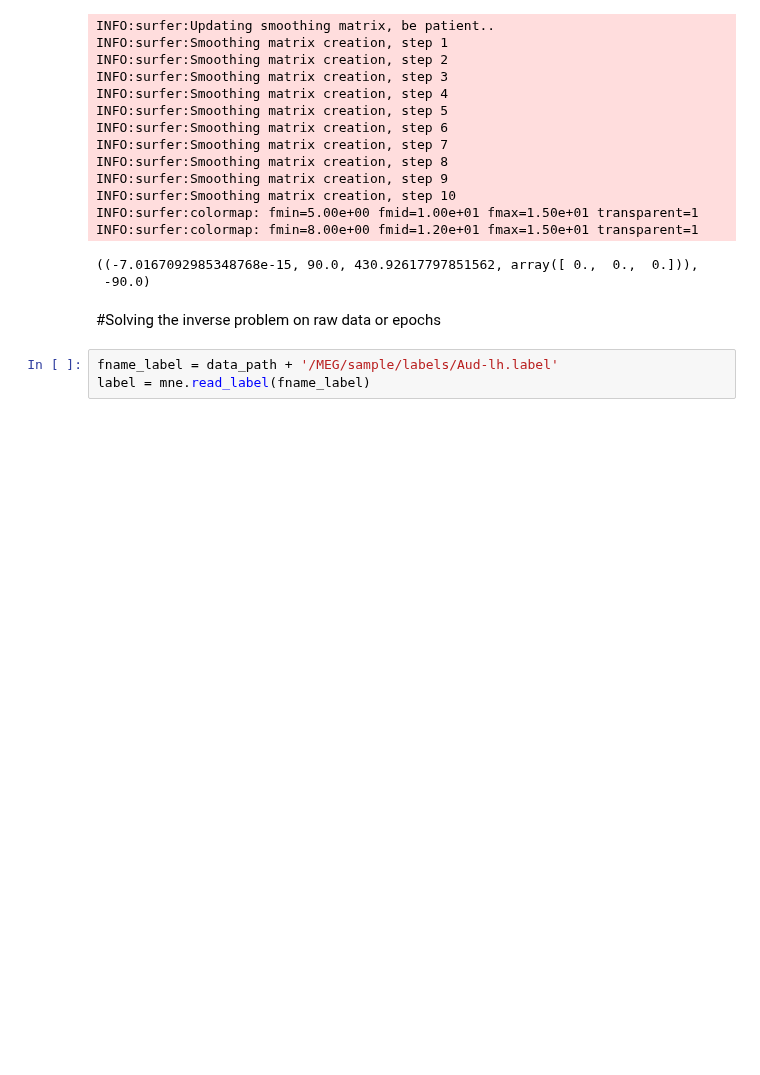
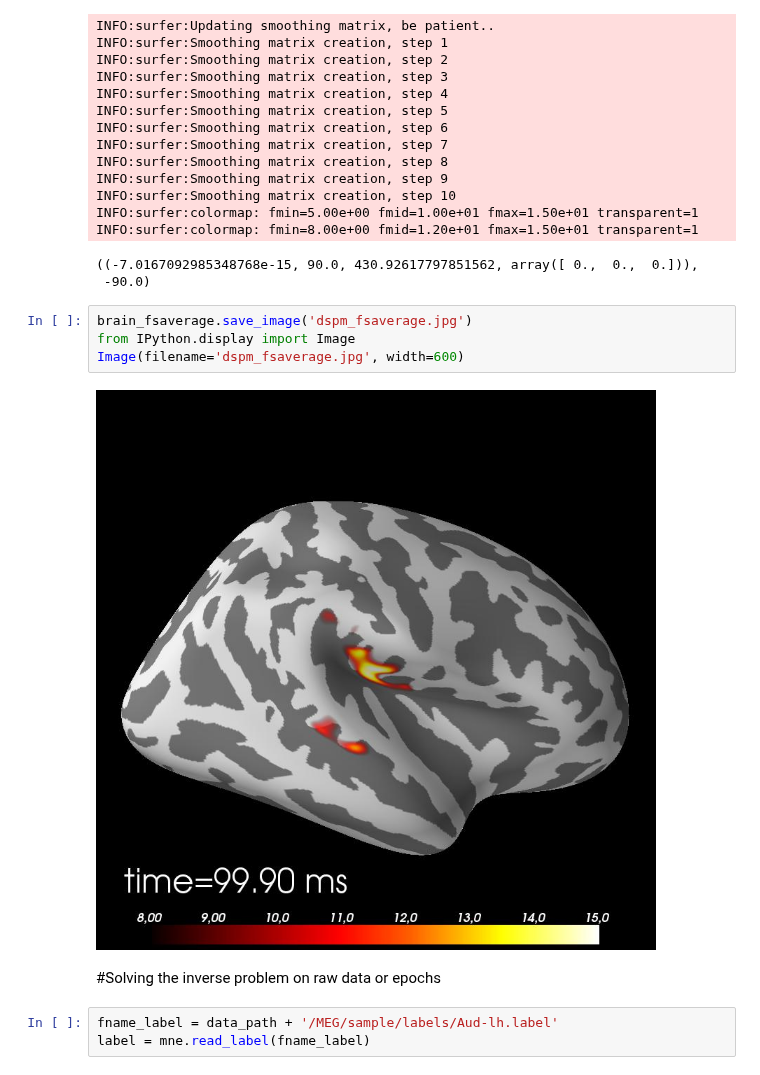
Before and after one commit to mne-tools/mne-python-notebooks, a Jupyter notebook: 3-MNE_source_localization_basics.ipynb, the cells around one changed output. Cells and saved outputs as stored; diff of their text form; blank space fills up the shorter version.

```diff
--- a/3-MNE_source_localization_basics.ipynb
+++ b/3-MNE_source_localization_basics.ipynb
@@ -202,6 +185,12 @@ INFO:surfer:colormap: fmin=5.00e+00 fmid=1.00e+01 fmax=1.50e+01 transparent=1
 INFO:surfer:colormap: fmin=8.00e+00 fmid=1.20e+01 fmax=1.50e+01 transparent=1
 ((-7.0167092985348768e-15, 90.0, 430.92617797851562, array([ 0.,  0.,  0.])),
  -90.0)
+# %%
+brain_fsaverage.save_image('dspm_fsaverage.jpg')
+from IPython.display import Image
+Image(filename='dspm_fsaverage.jpg', width=600)
+# %% [output]
+[figure, added]
 # %% [markdown]
 #Solving the inverse problem on raw data or epochs
 # %%
```
Also changed, not shown: parts of 15 cells of this notebook.
